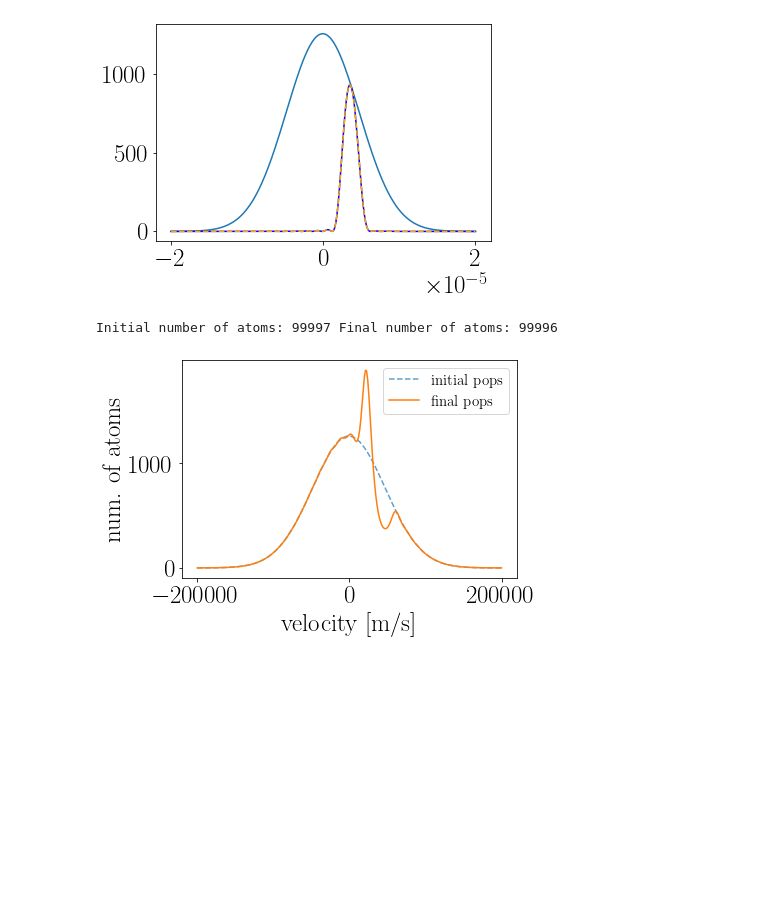
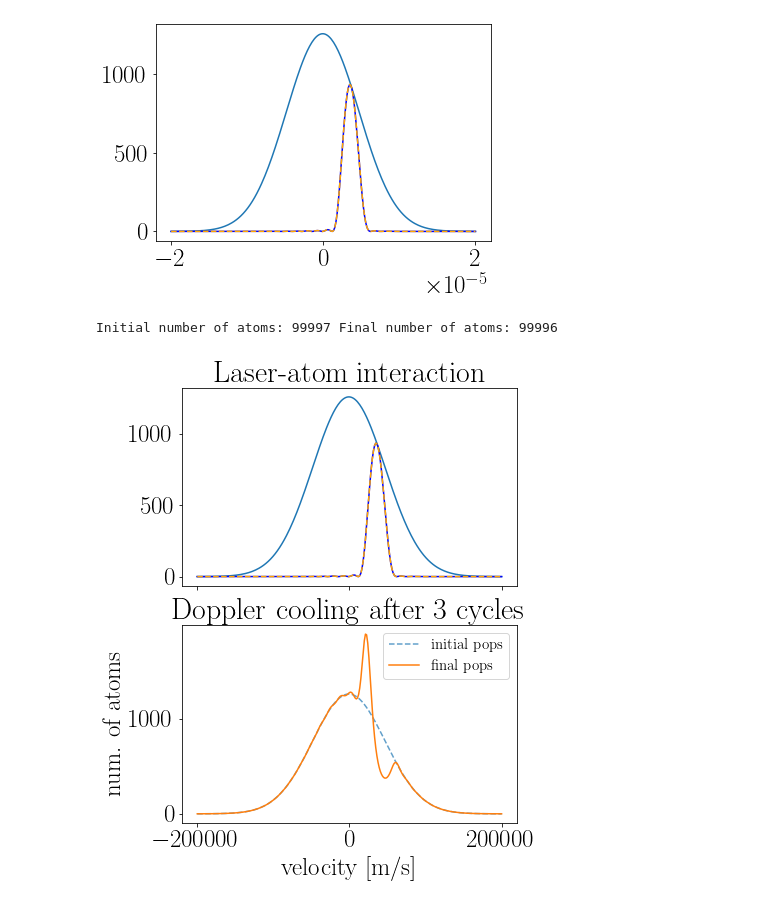
Before and after one commit to Yanaiski/master_thesis, a Jupyter notebook: basic_cmt.ipynb, the cells around one changed output. Drawn from its saved outputs; the diff is of its cells as text; code cells hidden in the pictures; blank space fills up the shorter version.

```diff
--- a/basic_cmt.ipynb
+++ b/basic_cmt.ipynb
@@ -240,19 +240,27 @@ def pump_dump_cycle(initial_pops,time_ordered_pulse_train):
 # %%
 train = ["pump","dump"]
 N_cycles = 3
 pops = populations
 for i in range(N_cycles):
     pops = pump_dump_cycle(pops,train)
 
 print("Initial number of atoms:", int(np.sum(populations)), "Final number of atoms:", int(np.sum(pops)))
-# where isn't there more population in the middle? the number of total atoms is reduced
-plt.plot(velocity_bins*1e10,populations,label="initial pops",ls="dashed",alpha=0.7)
-plt.plot(velocity_bins*1e10,pops, label="final pops")
-plt.xlabel("velocity [m/s]")
-plt.ylabel("num. of atoms")
-plt.legend(fontsize="15")
-plt.title("")
+
+fig,axs = plt.subplots(2,figsize=(6,8),sharex=True)
+axs[0].plot(velocity_bins*1e10,populations)
+axs[0].plot(velocity_bins*1e10,transitions_pump*populations,color="blue")
+axs[0].plot(velocity_bins*1e10,transitions_dump*populations,color="orange",ls="dashed")
+axs[0].set_title("Laser-atom interaction")
+
+axs[1].plot(velocity_bins*1e10,populations,label="initial pops",ls="dashed",alpha=0.7)
+axs[1].plot(velocity_bins*1e10,pops, label="final pops")
+axs[1].set_xlabel("velocity [m/s]")
+axs[1].set_ylabel("num. of atoms")
+axs[1].set_title("Doppler cooling after {} cycles".format(N_cycles))
+axs[1].legend(fontsize="15")
+
+#plt.savefig("./figures/doppler_cooling.jpg")
 plt.show()
 # %% [output]
 Initial number of atoms: 99997 Final number of atoms: 99996
-[figure, old version]
+[figure, new version]
```
Also changed, not shown: parts of 3 cells of this notebook, 3 other files.
